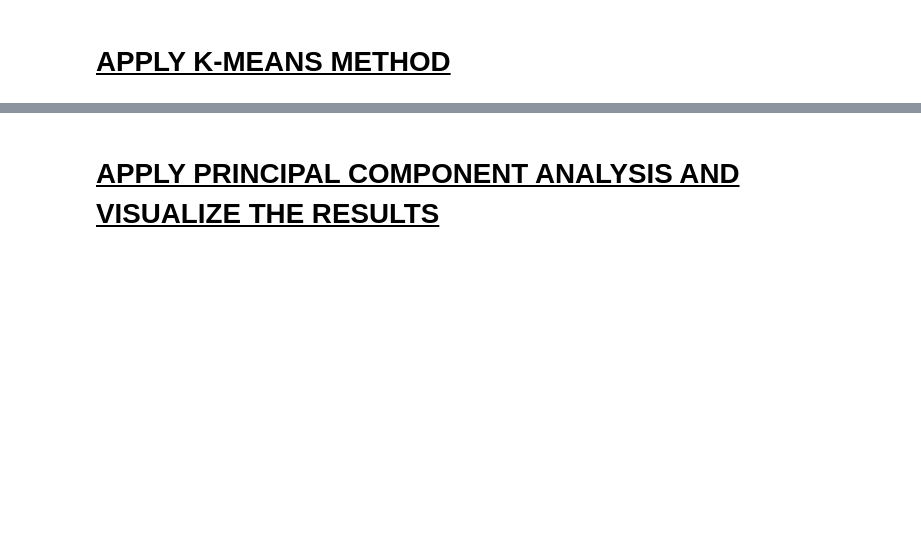
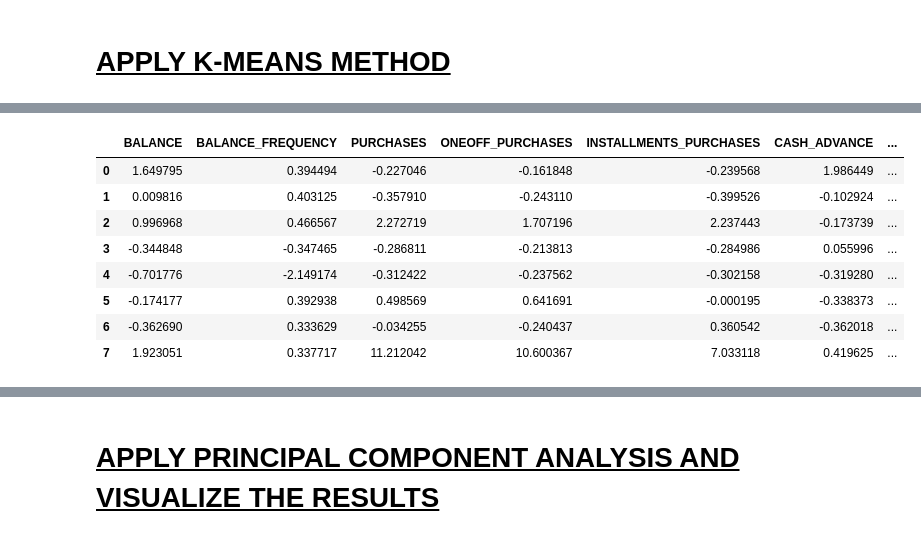
Before and after one commit to FemiAdesola/Data-Science, a Jupyter notebook: Marketing_Department.ipynb, the cells around one changed output, grey strips where cells are left out. Drawn from its saved outputs; the diff is of its cells as text; code cells hidden in the pictures; blank space fills up the shorter version.

```diff
--- a/Marketing_Department.ipynb
+++ b/Marketing_Department.ipynb
@@ -328,0 +392,13 @@ sns.heatmap(correlations, annot = True)
+# %%
+cluster_centers = pd.DataFrame(data = kmeans.cluster_centers_, columns = [creditcard_df.columns])
+cluster_centers
+# %% [output]
+|  | BALANCE | BALANCE_FREQUENCY | PURCHASES | ONEOFF_PURCHASES | INSTALLMENTS_PURCHASES | CASH_ADVANCE | ... |
+| 0 | 1.649795 | 0.394494 | -0.227046 | -0.161848 | -0.239568 | 1.986449 | ... |
+| 1 | 0.009816 | 0.403125 | -0.357910 | -0.243110 | -0.399526 | -0.102924 | ... |
+| 2 | 0.996968 | 0.466567 | 2.272719 | 1.707196 | 2.237443 | -0.173739 | ... |
+| 3 | -0.344848 | -0.347465 | -0.286811 | -0.213813 | -0.284986 | 0.055996 | ... |
+| 4 | -0.701776 | -2.149174 | -0.312422 | -0.237562 | -0.302158 | -0.319280 | ... |
+| 5 | -0.174177 | 0.392938 | 0.498569 | 0.641691 | -0.000195 | -0.338373 | ... |
+| 6 | -0.362690 | 0.333629 | -0.034255 | -0.240437 | 0.360542 | -0.362018 | ... |
+| 7 | 1.923051 | 0.337717 | 11.212042 | 10.600367 | 7.033118 | 0.419625 | ... |
```
Also changed, not shown: parts of 25 cells of this notebook.
